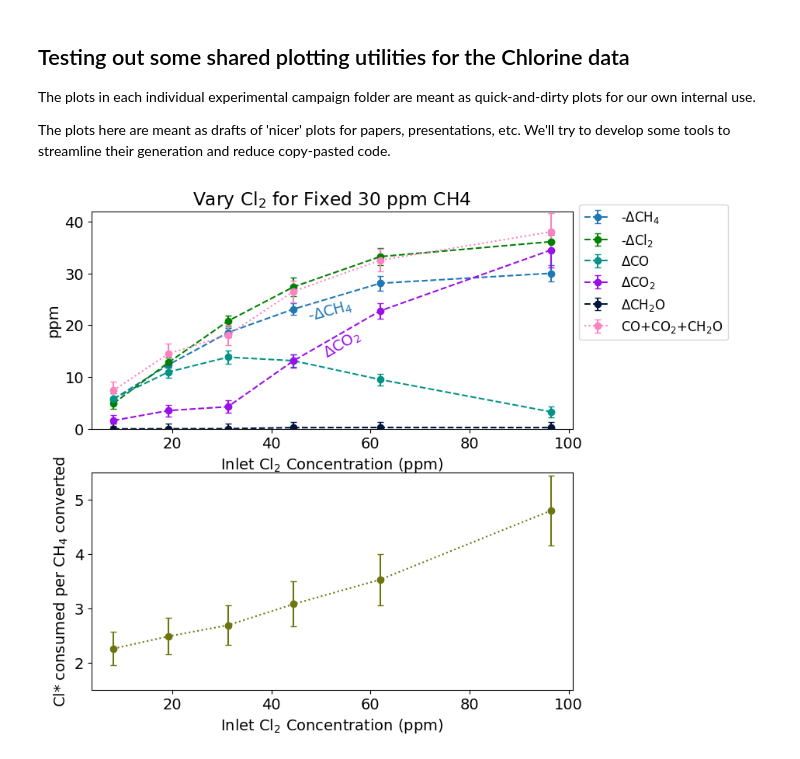
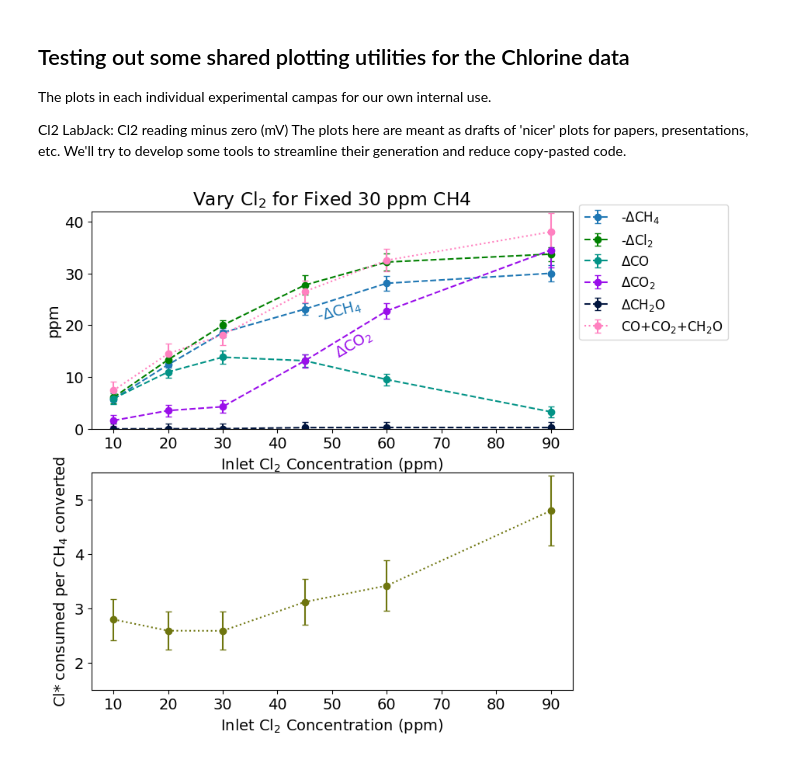
Before and after one commit to richardsrandall/Fall-2024-Cl2, a Jupyter notebook: _combined_plots/better_plots_v1.ipynb, the cells around one changed output. Cells and saved outputs as stored; diff of their text form; code cells hidden in the pictures.

Commit message:
Change name to 'baseline' not 'zero' to avoid confusion. Clean up / fix Cl2 mV to ppm in all plotting files.

```diff
--- a/_combined_plots/better_plots_v1.ipynb
+++ b/_combined_plots/better_plots_v1.ipynb
@@ -1,8 +1,9 @@
 # %% [markdown]
 <h2> Testing out some shared plotting utilities for the Chlorine data </h2>
 
-The plots in each individual experimental campaign folder are meant as quick-and-dirty plots for our own internal use.
+The plots in each individual experimental campas for our own internal use.
 
+Cl2 LabJack: Cl2 reading minus zero (mV)
 The plots here are meant as drafts of 'nicer' plots for papers, presentations, etc.
 We'll try to develop some tools to streamline their generation and reduce copy-pasted code.
 # %%
@@ -48,17 +49,17 @@ importlib.reload(cl2_utils)
 exps = ["09-28-24 Vary Cl2 (20-90 ppm) at Fixed CH4","09-19-24 Vary Cl2 (5-30 ppm) at Fixed CH4"]
 bypass_data = all_bypass_data[all_bypass_data["experiment_name"].isin(exps)]
 conversion_data = all_conversion_data[all_conversion_data["experiment_name"].isin(exps)]
-conversion_data = conversion_data[(conversion_data['experiment_name']=="09-19-24 Vary Cl2 (5-30 ppm) at Fixed CH4") |
-                                  (conversion_data['Cl2 LabJack: Cl2 reading minus baseline (mV) baseline']>35)] # Use exp. with 100 ppm Cl2 tank for Cl2 5-30 ppm and exp. with 1000 ppm Cl2 tank for 45-90 ppm.
-conversion_data=conversion_data.sort_values(by='Cl2 LabJack: Cl2 reading minus baseline (mV) baseline',ascending=True)
+conversion_data = conversion_data[(conversion_data['experiment_name']=="09-19-24 Vary Cl2 (5-30 ppm) at Fixed CH4") | # Use exp. with 100 ppm Cl2 tank for Cl2 5-30 ppm and exp. with 1000 ppm Cl2 tank for 45-90 ppm.
+                                  (conversion_data['Cl2 LabJack: Cl2 reading minus zero (mV) baseline']>40)] # Proxy for >=45 ppm is a Cl2 measurement of more than 85mV
+conversion_data=conversion_data.sort_values(by='Cl2 LabJack: Cl2 reading minus zero (mV) baseline',ascending=True)
 
 # Extract the values and 95% CI from the CH4 conversion data
 ((ch4_conversions,ch4_95_ci),) = cl2_utils.extract_spectrometer_data_from_conversions(conversion_data,
             fields=['Selected: CH4 (ppm)'], percent_accuracy_95 = cl2_experiment_constants.picarro_percent_accuracy_95, absolute_accuracy_95 = cl2_experiment_constants.picarro_absolute_accuracy_95)
 
 # Extract the values and 95% CI from the Cl2 conversion data
-cl2_tank_ppms = np.array([1000 if b>35 else 100 for b in conversion_data['Cl2 LabJack: Cl2 reading minus baseline (mV) baseline']]) # Only Cl2 conc's 45 and over used the 1000 ppm tank
-(cl2_baseline, baseline_95_ci, cl2_conversions, cl2_conversion_95_ci) = cl2_utils.extract_cl2_data_from_conversions(conversion_data,cl2_tank_ppms,cl2_experiment_constants.cl2_mfc_sccm_accuracy_95,cl2_experiment_constants.cl2_node_absolute_accuracy_95)
+cl2_tank_ppms = np.array([1000 if b>40 else 100 for b in conversion_data['Cl2 LabJack: Cl2 reading minus zero (mV) baseline']]) # Only Cl2 conc's 45 and over used the 1000 ppm tank
+(cl2_baseline, cl2_conversions, cl2_conversion_95_ci) = cl2_utils.extract_cl2_data_from_conversions(conversion_data,bypass_data,cl2_tank_ppms,cl2_experiment_constants.cl2_mfc_sccm_accuracy_95,cl2_experiment_constants.cl2_node_absolute_accuracy_95)
 inlet_cl2 = cl2_baseline
 
 # Extract the means and 95% CI's for each gas in each bypass period
@@ -84,32 +85,31 @@ cl2_utils.do_error_bar(ax1,default_properties,'Cl2',inlet_cl2,cl2_conversions,(c
 if show_products:
     cl2_utils.do_error_bar(ax1,default_properties,'CO',inlet_cl2,co,(co_95_ci if use_error_bars else None))
     cl2_utils.do_error_bar(ax1,default_properties,'CO2',inlet_cl2,co2,(co2_95_ci if use_error_bars else None))
     cl2_utils.do_error_bar(ax1,default_properties,'CH2O',inlet_cl2,ch2o,(ch2o_95_ci if use_error_bars else None))
     cl2_utils.do_error_bar(ax1,default_properties,'C1 sum',inlet_cl2,co_co2_ch2o_sum,(co_co2_ch2o_95_ci if use_error_bars else None))
 ax1.set_ylabel("ppm")
 ax1.set_xlabel("Inlet Cl$_2$ Concentration (ppm)")
 ax1.set_ylim(0,42)
 ax1.legend(fontsize=12,loc='lower left',bbox_to_anchor=(1,0.38))
 ax1.xaxis.set_tick_params(labelbottom=True)
-
 # Make the second plot
 (cl_budget,cl_budget_95_ci) = cl2_utils.get_cl_radical_budget(inlet_cl2)
 cl_per_ch4 = cl_budget / ch4_conversions
 cl2_per_ch4_95_ci = cl2_utils.get_95_ci_of_ratio(cl_budget,cl_budget_95_ci,ch4_conversions,ch4_95_ci)
 #cl2_per_ch4_95_ci = cl_budget_95_ci/ch4_conversions
 
 cl2_utils.do_error_bar(ax2,default_properties,'Cl* efficiency',inlet_cl2,cl_per_ch4,(cl2_per_ch4_95_ci if use_error_bars else None))
 ax2.set_ylabel("Cl* consumed per CH$_4$ converted")
 ax2.set_xlabel("Inlet Cl$_2$ Concentration (ppm)")
 ax2.xaxis.set_tick_params(labelbottom=True)
 ax2.set_ylim(1.5,5.5)
 
 # Labeling
 labels = (('CH4',47,20,15),
           ('CO2',50,13,30),)
 cl2_utils.label_lines(ax1,default_properties,labels)
 
 ax1.set_title("Vary Cl$_2$ for Fixed 30 ppm CH4")
 plt.show()
 # %% [output]
-[figure, old version]
+[figure, new version]
```
Also changed, not shown: 13 other files.
